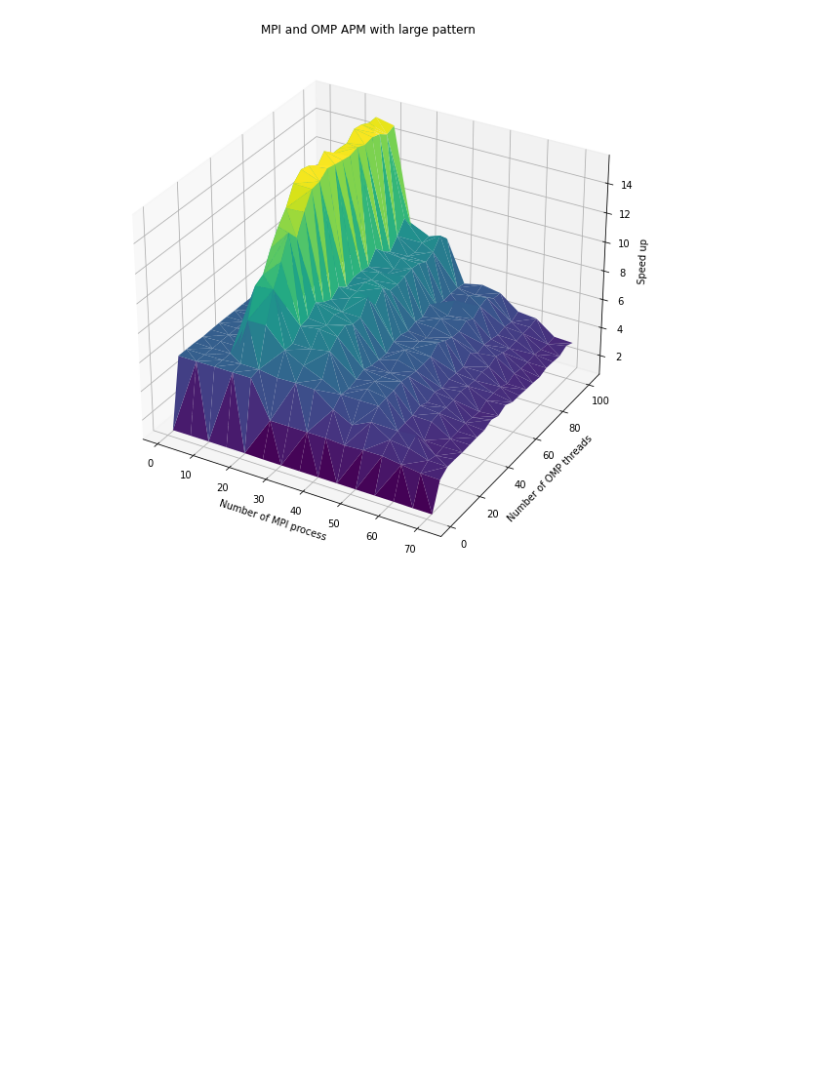
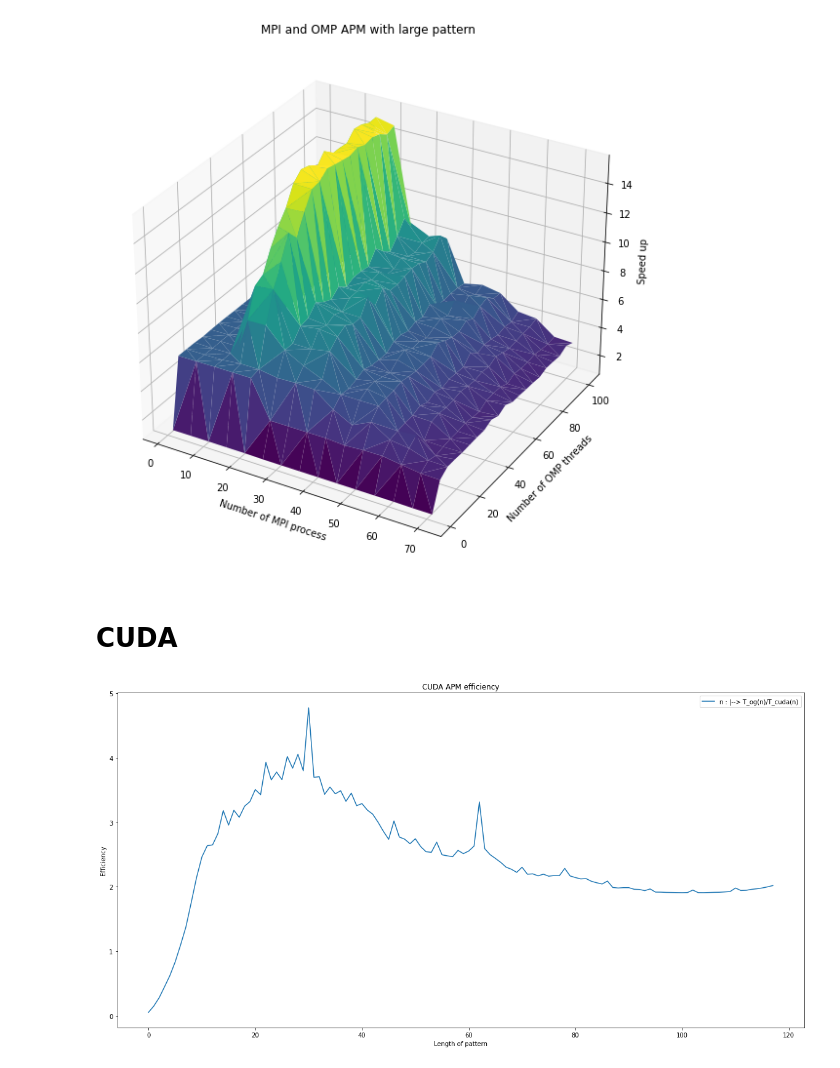
Before and after one commit to nordine-marie/hpc-dna-approximate-pattern-matching, a Jupyter notebook: plot_speedup.ipynb, the cells around one changed output. Saved outputs shown, nothing was run; the diff lists cells and outputs as text; code cells hidden in the pictures; blank space fills up the shorter version.

```diff
--- a/plot_speedup.ipynb
+++ b/plot_speedup.ipynb
@@ -263,3 +263,29 @@ pl.savefig('./plots/omp_mpi_large_pattern.png')
 pl.show()
 # %% [output]
 [figure]
+# %% [markdown]
+# CUDA
+# %%
+title = "CUDA APM efficiency"
+
+E=[]
+
+with open('./apm/apm_cuda/src/out_cuda1', 'r') as out_file:
+    reader = csv.reader(out_file, delimiter=';')
+    first = True
+    for row in reader :
+        E.append(float(row[0])/float(row[1]))
+
+N= [n for n in range(len(E))]
+
+
+pl.figure(1, figsize=(20, 10))
+pl.xlabel('Length of pattern')
+pl.ylabel('Efficiency')
+pl.title(title)
+pl.plot(N,E,label="n : |--> T_og(n)/T_cuda(n)")
+pl.legend(loc="upper right")
+pl.savefig('./plots/cuda_efficiency.png')
+pl.show()
+# %% [output]
+[figure, added]
```
Also changed, not shown: 4 other files.
